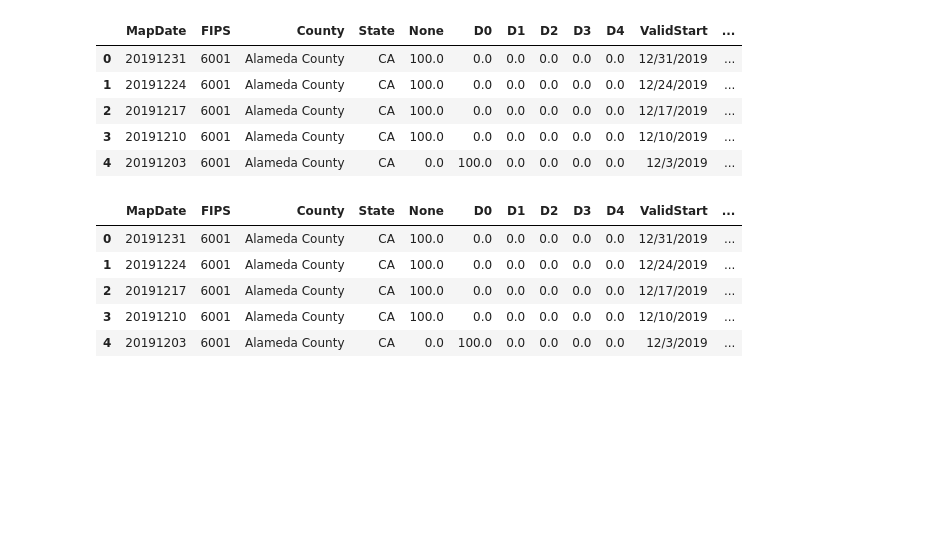
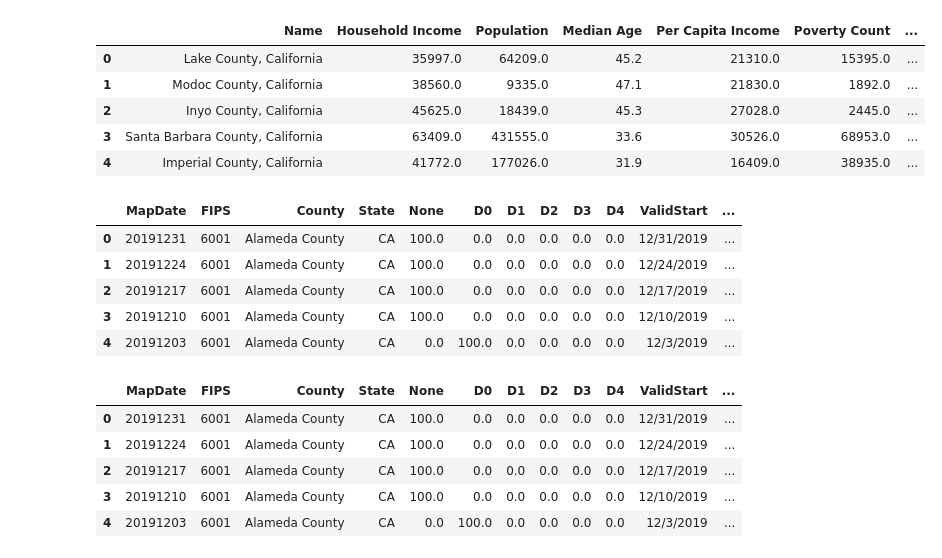
Before and after one commit to KeSavanh/Project_1, a Jupyter notebook: drought.ipynb, the cells around one changed output. Cells and saved outputs as stored; diff of their text form; code cells hidden in the pictures; blank space fills up the shorter version.

```diff
--- a/drought.ipynb
+++ b/drought.ipynb
@@ -3,0 +48,46 @@ import pandas as pd
+# %%
+c = Census(api_key, year=2014)
+
+# Run Census Search to retrieve data on all states
+census_data = c.acs5.get(("NAME", "B19013_001E", "B01003_001E", "B01002_001E",
+                          "B19301_001E",
+                          "B17001_002E",
+                          "B23025_005E"), {'for':'county:*','in':'state:06'})
+
+# Convert to DataFrame
+census_pd = pd.DataFrame(census_data)
+
+# Column Reordering
+census_pd = census_pd.rename(columns={"B01003_001E": "Population",
+                                      "B01002_001E": "Median Age",
+                                      "B19013_001E": "Household Income",
+                                      "B19301_001E": "Per Capita Income",
+                                      "B17001_002E": "Poverty Count",
+                                      "B23025_005E": "Unemployment Count",
+                                      "NAME": "Name", "state": "State"})
+
+#Split NAME column to separate county and state
+census = census_pd["Name"].astype(str)
+census = census.str.split(pat=",")
+data = census.tolist()
+county_state = ["County name", "State",]
+census = pd.DataFrame(data, columns = county_state)
+
+census_pd['County'] = census['County name']
+
+# Add in Poverty Rate (Poverty Count / Population)
+census_pd["Poverty Rate"] = 100 * \
+    census_pd["Poverty Count"].astype(
+        int) / census_pd["Population"].astype(int)
+
+#Add year column
+
+census_pd['Year'] = '2014'
+census_2014 = census_pd
+# %% [output]
+|  | Name | Household Income | Population | Median Age | Per Capita Income | Poverty Count | ... |
+| 0 | Lake County, California | 35997.0 | 64209.0 | 45.2 | 21310.0 | 15395.0 | ... |
+| 1 | Modoc County, California | 38560.0 | 9335.0 | 47.1 | 21830.0 | 1892.0 | ... |
+| 2 | Inyo County, California | 45625.0 | 18439.0 | 45.3 | 27028.0 | 2445.0 | ... |
+| 3 | Santa Barbara County, California | 63409.0 | 431555.0 | 33.6 | 30526.0 | 68953.0 | ... |
+| 4 | Imperial County, California | 41772.0 | 177026.0 | 31.9 | 16409.0 | 38935.0 | ... |
```
Also changed, not shown: parts of 14 cells of this notebook, 2 other files.
